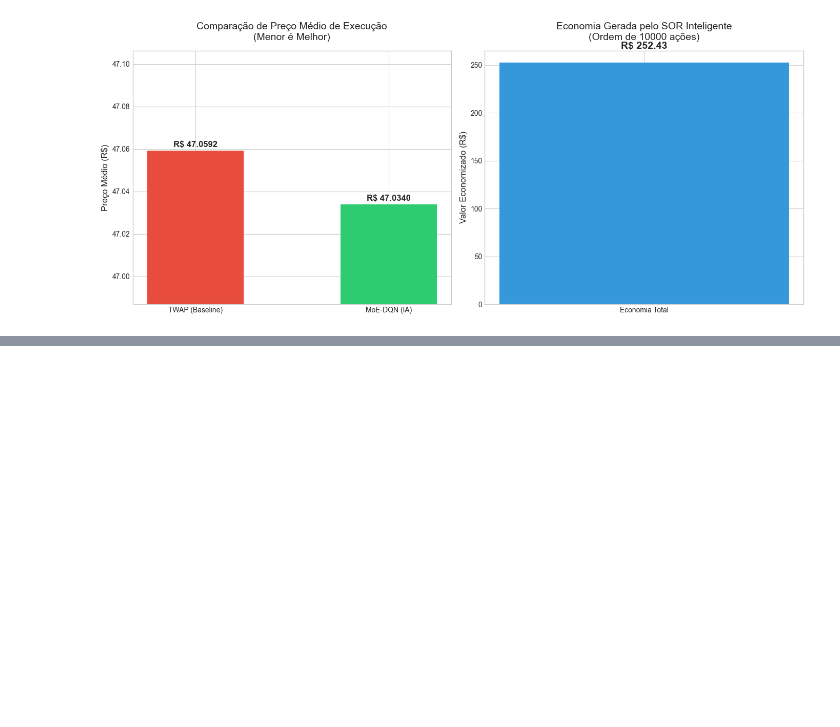
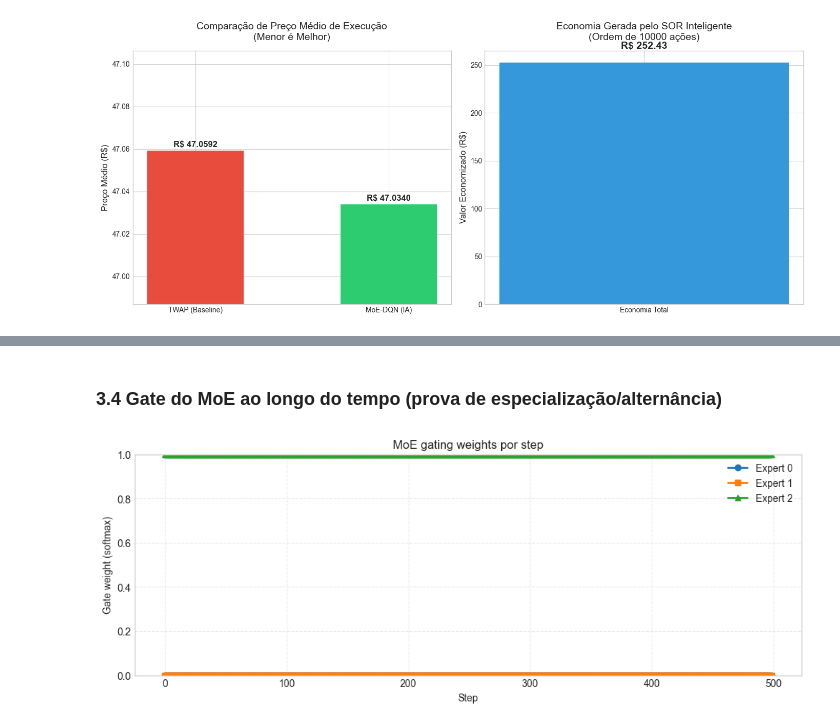
Before and after one commit to tuerepinto/tcc-sor-dql-moe, a Jupyter notebook: notebooks/03_avaliacao_baselines.ipynb, the cells around one changed output, grey strips where cells are left out. Cells and saved outputs as stored; diff of their text form; code cells hidden in the pictures; blank space fills up the shorter version.

```diff
--- a/notebooks/03_avaliacao_baselines.ipynb
+++ b/notebooks/03_avaliacao_baselines.ipynb
@@ -187,0 +383,16 @@ plt.show()
+# %% [markdown]
+### 3.4 Gate do MoE ao longo do tempo (prova de especialização/alternância)
+# %%
+plt.figure(figsize=(12,4))
+plt.plot(log_ia["step"], log_ia["gate_0"], label="Expert 0", marker="o", linewidth=2)
+plt.plot(log_ia["step"], log_ia["gate_1"], label="Expert 1", marker="s", linewidth=2)
+plt.plot(log_ia["step"], log_ia["gate_2"], label="Expert 2", marker="^", linewidth=2)
+plt.title("MoE gating weights por step")
+plt.xlabel("Step")
+plt.ylabel("Gate weight (softmax)")
+plt.ylim(0,1)
+plt.grid(True, linestyle="--", alpha=0.4)
+plt.legend()
+plt.show()
+# %% [output]
+[figure, added]
```
Also changed, not shown: parts of 14 cells of this notebook, 2 other files.
